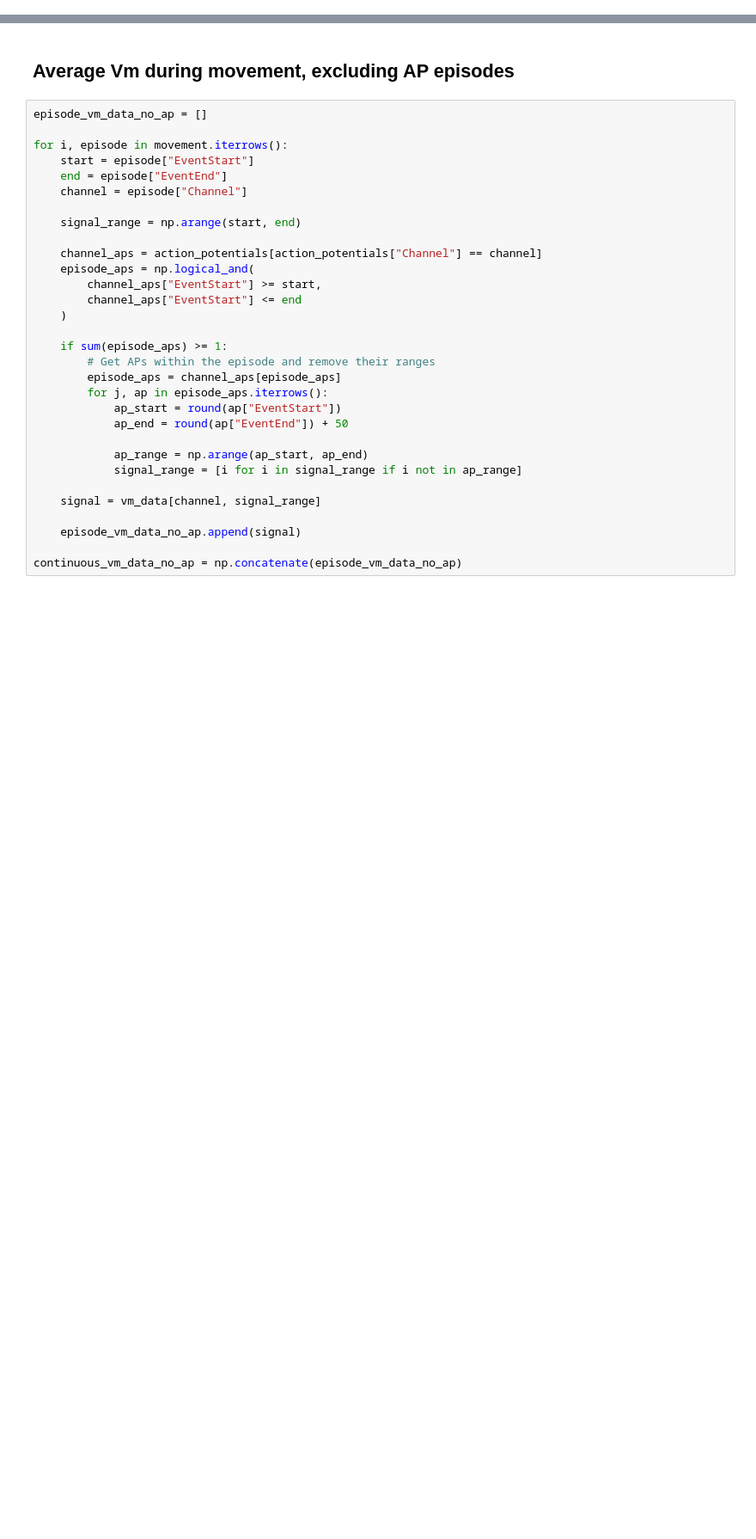
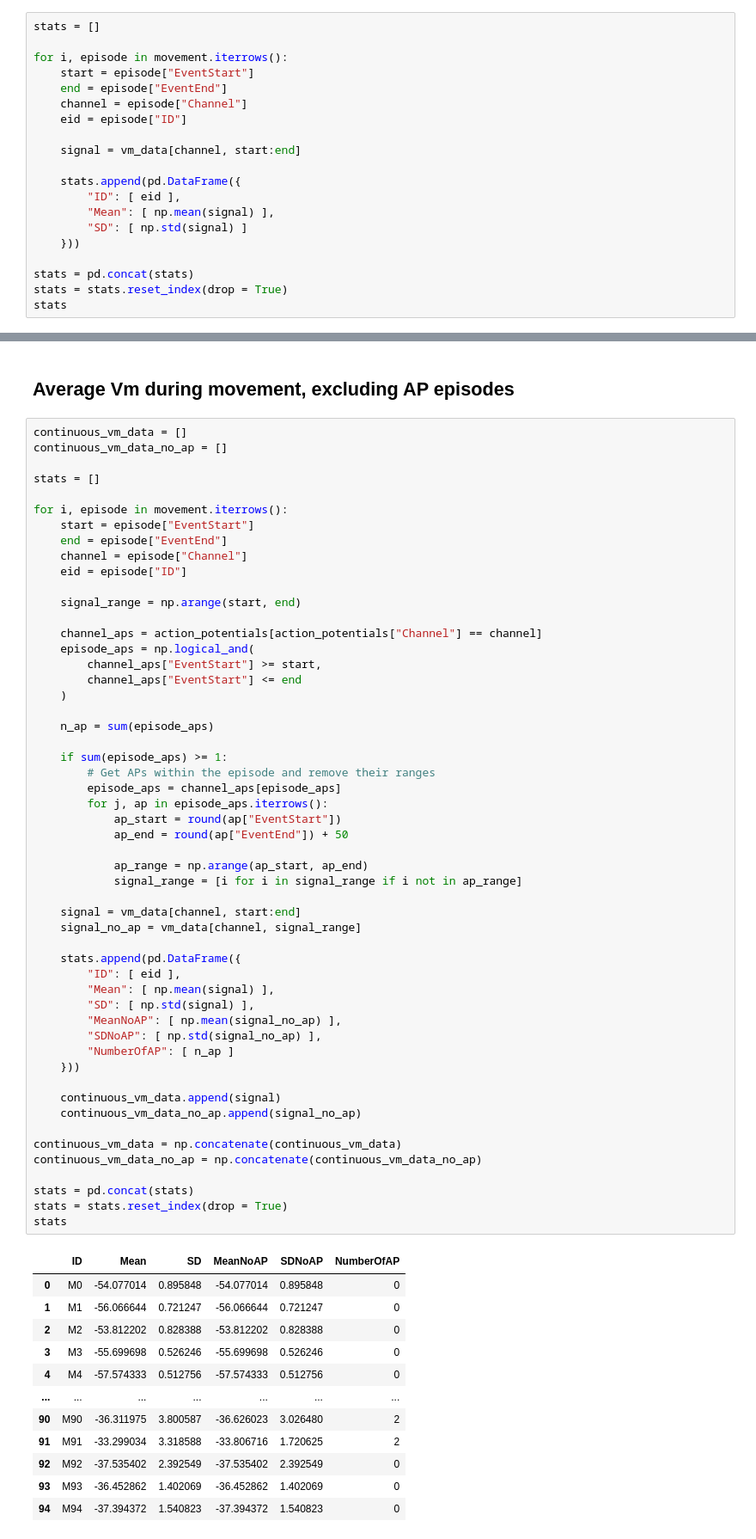
Before and after one commit to kerseviciute/movement-s1-m1, a Jupyter notebook: notebooks/07_vm_statistics.ipynb, the cells around one changed output, grey strips where cells are left out. Shown at 86% size. Cells and saved outputs as stored; diff of their text form; blank space fills up the shorter version.

```diff
--- a/notebooks/07_vm_statistics.ipynb
+++ b/notebooks/07_vm_statistics.ipynb
@@ -46,0 +26,20 @@ np.std(continuous_vm_data)
+# %%
+stats = []
+
+for i, episode in movement.iterrows():
+    start = episode["EventStart"]
+    end = episode["EventEnd"]
+    channel = episode["Channel"]
+    eid = episode["ID"]
+
+    signal = vm_data[channel, start:end]
+
+    stats.append(pd.DataFrame({
+        "ID": [ eid ],
+        "Mean": [ np.mean(signal) ],
+        "SD": [ np.std(signal) ]
+    }))
+
+stats = pd.concat(stats)
+stats = stats.reset_index(drop = True)
+stats
@@ -47,33 +60,68 @@ np.std(continuous_vm_data)
 # %% [markdown]
 ## Average Vm during movement, excluding AP episodes
 # %%
-episode_vm_data_no_ap = []
+continuous_vm_data = []
+continuous_vm_data_no_ap = []
+
+stats = []
 
 for i, episode in movement.iterrows():
     start = episode["EventStart"]
     end = episode["EventEnd"]
     channel = episode["Channel"]
+    eid = episode["ID"]
 
     signal_range = np.arange(start, end)
 
     channel_aps = action_potentials[action_potentials["Channel"] == channel]
     episode_aps = np.logical_and(
         channel_aps["EventStart"] >= start,
         channel_aps["EventStart"] <= end
     )
+
+    n_ap = sum(episode_aps)
 
     if sum(episode_aps) >= 1:
         # Get APs within the episode and remove their ranges
         episode_aps = channel_aps[episode_aps]
         for j, ap in episode_aps.iterrows():
             ap_start = round(ap["EventStart"])
             ap_end = round(ap["EventEnd"]) + 50
 
             ap_range = np.arange(ap_start, ap_end)
             signal_range = [i for i in signal_range if i not in ap_range]
 
-    signal = vm_data[channel, signal_range]
+    signal = vm_data[channel, start:end]
+    signal_no_ap = vm_data[channel, signal_range]
 
-    episode_vm_data_no_ap.append(signal)
+    stats.append(pd.DataFrame({
+        "ID": [ eid ],
+        "Mean": [ np.mean(signal) ],
+        "SD": [ np.std(signal) ],
+        "MeanNoAP": [ np.mean(signal_no_ap) ],
+        "SDNoAP": [ np.std(signal_no_ap) ],
+        "NumberOfAP": [ n_ap ]
+    }))
 
-continuous_vm_data_no_ap = np.concatenate(episode_vm_data_no_ap)
+    continuous_vm_data.append(signal)
+    continuous_vm_data_no_ap.append(signal_no_ap)
+
+continuous_vm_data = np.concatenate(continuous_vm_data)
+continuous_vm_data_no_ap = np.concatenate(continuous_vm_data_no_ap)
+
+stats = pd.concat(stats)
+stats = stats.reset_index(drop = True)
+stats
+# %% [output]
+|  | ID | Mean | SD | MeanNoAP | SDNoAP | NumberOfAP |
+| 0 | M0 | -54.077014 | 0.895848 | -54.077014 | 0.895848 | 0 |
+| 1 | M1 | -56.066644 | 0.721247 | -56.066644 | 0.721247 | 0 |
+| 2 | M2 | -53.812202 | 0.828388 | -53.812202 | 0.828388 | 0 |
+| 3 | M3 | -55.699698 | 0.526246 | -55.699698 | 0.526246 | 0 |
+| 4 | M4 | -57.574333 | 0.512756 | -57.574333 | 0.512756 | 0 |
+| ... | ... | ... | ... | ... | ... | ... |
+| 90 | M90 | -36.311975 | 3.800587 | -36.626023 | 3.026480 | 2 |
+| 91 | M91 | -33.299034 | 3.318588 | -33.806716 | 1.720625 | 2 |
+| 92 | M92 | -37.535402 | 2.392549 | -37.535402 | 2.392549 | 0 |
+| 93 | M93 | -36.452862 | 1.402069 | -36.452862 | 1.402069 | 0 |
+| 94 | M94 | -37.394372 | 1.540823 | -37.394372 | 1.540823 | 0 |
```
Also changed, not shown: parts of 9 cells of this notebook, 33 other files.
